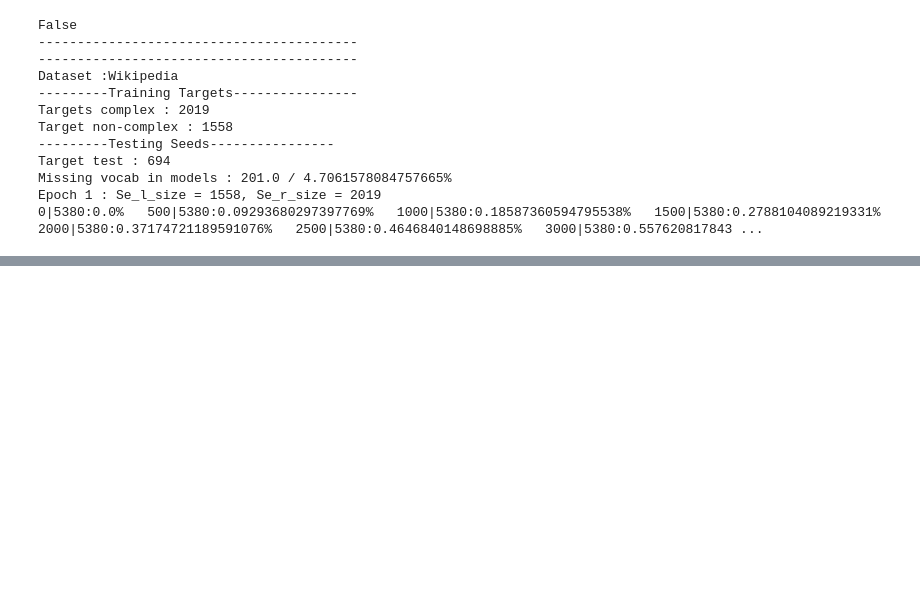
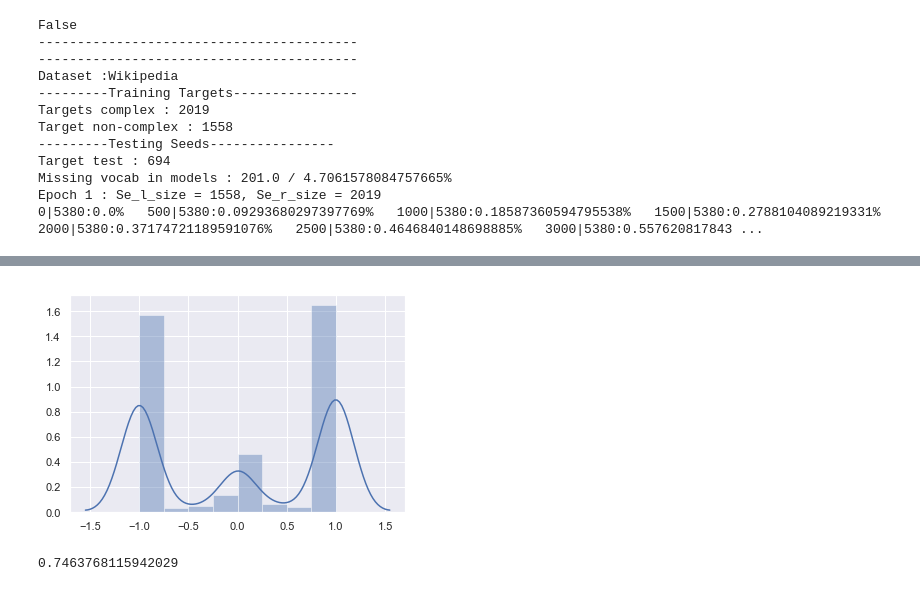
Before and after one commit to kristiankolthoff/CoWoPhId, a Jupyter notebook: python/complexity_lexicon.ipynb, the cells around one changed output, grey strips where cells are left out. Drawn from its saved outputs; the diff is of its cells as text; code cells hidden in the pictures; blank space fills up the shorter version.

Commit message:
Complexity lexicon update

```diff
--- a/python/complexity_lexicon.ipynb
+++ b/python/complexity_lexicon.ipynb
@@ -992,0 +1062,10 @@ f1_score(y_true, list(map(lambda val: 1 if val>-0.7 else 0, prediction)))
+# %%
+import seaborn as sns, numpy as np
+import matplotlib.pyplot as plt
+sns.set(style="darkgrid")
+np.random.seed(0)
+x = np.array([score for word, score in lexicon.items()])
+ax = sns.distplot(x)
+plt.show(ax)
+# %% [output]
+[figure, added]
@@ -992,0 +1076,10 @@ f1_score(y_true, list(map(lambda val: 1 if val>-0.7 else 0, prediction)))
+# %%
+import numpy
+from sklearn.metrics import f1_score
+
+y_true = [pair[1] for pair in pairs]
+prediction = [pair[2] for pair in pairs]
+numpy.corrcoef(y_true, prediction)[0, 1]
+f1_score(y_true, list(map(lambda val: 1 if val>-1 else 0, prediction)))
+# %% [output]
+0.7463768115942029
```
Also changed, not shown: parts of 5 cells of this notebook.
